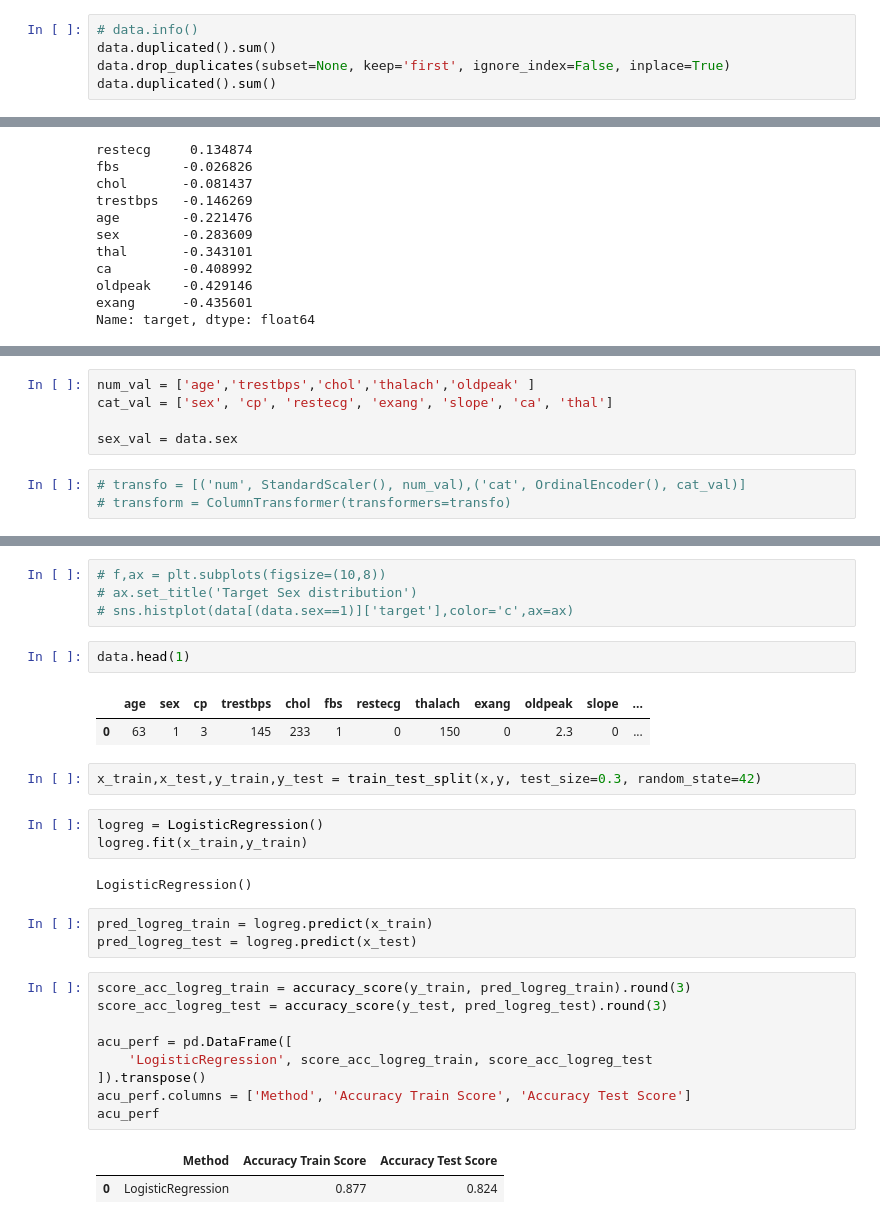
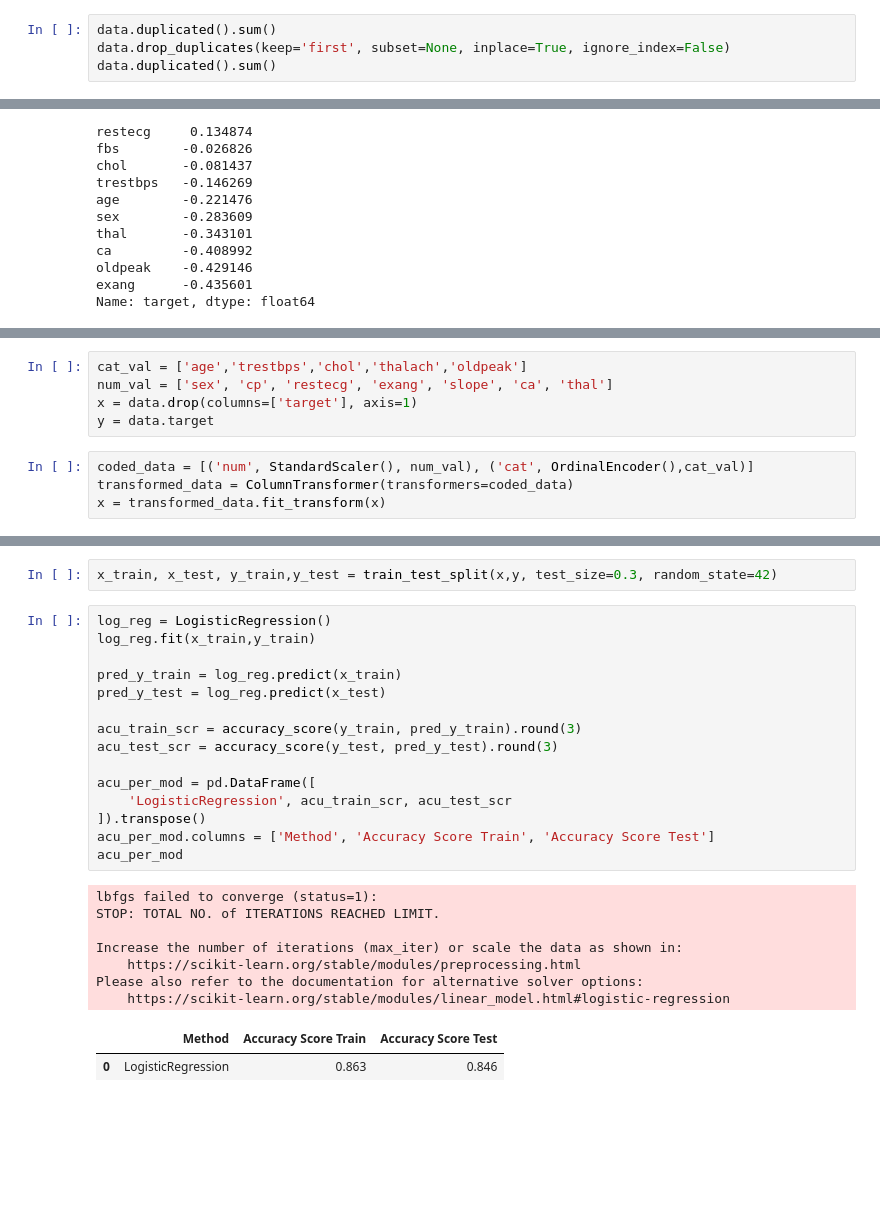
Before and after one commit to Omuk/Fullstack-Data-Analyst, a Jupyter notebook: Learning/code_examples/practice/practice_field.ipynb, the cells around one changed output, grey strips where cells are left out. Saved outputs shown, nothing was run; the diff lists cells and outputs as text; blank space fills up the shorter version.

```diff
--- a/Learning/code_examples/practice/practice_field.ipynb
+++ b/Learning/code_examples/practice/practice_field.ipynb
@@ -21,7 +23,6 @@ data = pd.read_csv(r'c:\Github\Fullstack-Data-Analyst\Learning\the_data\data-lab
 # %%
-# data.info()
 data.duplicated().sum()
-data.drop_duplicates(subset=None, keep='first', ignore_index=False, inplace=True)
+data.drop_duplicates(keep='first', subset=None, inplace=True, ignore_index=False)
 data.duplicated().sum()
 # %% [output]
 0
@@ -72,8 +73,9 @@ x = data.drop(columns=['target'], axis=1)
 # %%
-num_val = ['age','trestbps','chol','thalach','oldpeak' ]
-cat_val = ['sex', 'cp', 'restecg', 'exang', 'slope', 'ca', 'thal']
-
-sex_val = data.sex
+cat_val = ['age','trestbps','chol','thalach','oldpeak']
+num_val = ['sex', 'cp', 'restecg', 'exang', 'slope', 'ca', 'thal']
+x = data.drop(columns=['target'], axis=1)
+y = data.target
 # %%
-# transfo = [('num', StandardScaler(), num_val),('cat', OrdinalEncoder(), cat_val)]
-# transform = ColumnTransformer(transformers=transfo)
+coded_data = [('num', StandardScaler(), num_val), ('cat', OrdinalEncoder(),cat_val)]
+transformed_data = ColumnTransformer(transformers=coded_data)
+x = transformed_data.fit_transform(x)
@@ -93,31 +82,27 @@ x = transformed_data.fit_transform(x)
-# %%
-# f,ax = plt.subplots(figsize=(10,8))
-# ax.set_title('Target Sex distribution')
-# sns.histplot(data[(data.sex==1)]['target'],color='c',ax=ax)
-# %%
-data.head(1)
-# %% [output]
-|  | age | sex | cp | trestbps | chol | fbs | restecg | thalach | exang | oldpeak | slope | ... |
-| 0 | 63 | 1 | 3 | 145 | 233 | 1 | 0 | 150 | 0 | 2.3 | 0 | ... |
 # %%
-x_train,x_test,y_train,y_test = train_test_split(x,y, test_size=0.3, random_state=42)
+x_train, x_test, y_train,y_test = train_test_split(x,y, test_size=0.3, random_state=42)
-# %%
-logreg = LogisticRegression()
-logreg.fit(x_train,y_train)
-# %% [output]
-LogisticRegression()
-# %%
-pred_logreg_train = logreg.predict(x_train)
-pred_logreg_test = logreg.predict(x_test)
 # %%
-score_acc_logreg_train = accuracy_score(y_train, pred_logreg_train).round(3)
-score_acc_logreg_test = accuracy_score(y_test, pred_logreg_test).round(3)
+log_reg = LogisticRegression()
+log_reg.fit(x_train,y_train)
 
-acu_perf = pd.DataFrame([
-    'LogisticRegression', score_acc_logreg_train, score_acc_logreg_test
+pred_y_train = log_reg.predict(x_train)
+pred_y_test = log_reg.predict(x_test)
+
+acu_train_scr = accuracy_score(y_train, pred_y_train).round(3)
+acu_test_scr = accuracy_score(y_test, pred_y_test).round(3)
+
+acu_per_mod = pd.DataFrame([
+    'LogisticRegression', acu_train_scr, acu_test_scr
 ]).transpose()
-acu_perf.columns = ['Method', 'Accuracy Train Score', 'Accuracy Test Score']
-acu_perf
+acu_per_mod.columns = ['Method', 'Accuracy Score Train', 'Accuracy Score Test']
+acu_per_mod
 # %% [output]
+lbfgs failed to converge (status=1):
+STOP: TOTAL NO. of ITERATIONS REACHED LIMIT.
+
+Increase the number of iterations (max_iter) or scale the data as shown in:
+    https://scikit-learn.org/stable/modules/preprocessing.html
+Please also refer to the documentation for alternative solver options:
+    https://scikit-learn.org/stable/modules/linear_model.html#logistic-regression
-|  | Method | Accuracy Train Score | Accuracy Test Score |
-| 0 | LogisticRegression | 0.877 | 0.824 |
+|  | Method | Accuracy Score Train | Accuracy Score Test |
+| 0 | LogisticRegression | 0.863 | 0.846 |
```
Also changed, not shown: parts of 14 cells of this notebook, 1 other file.
